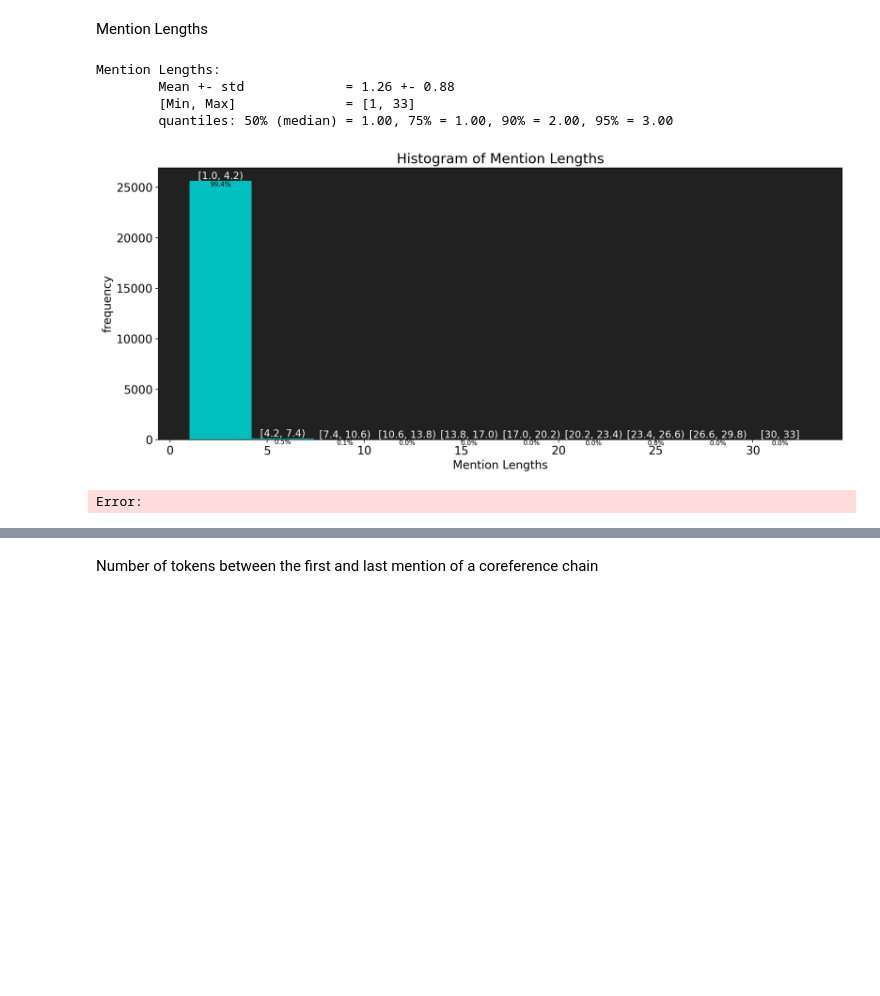
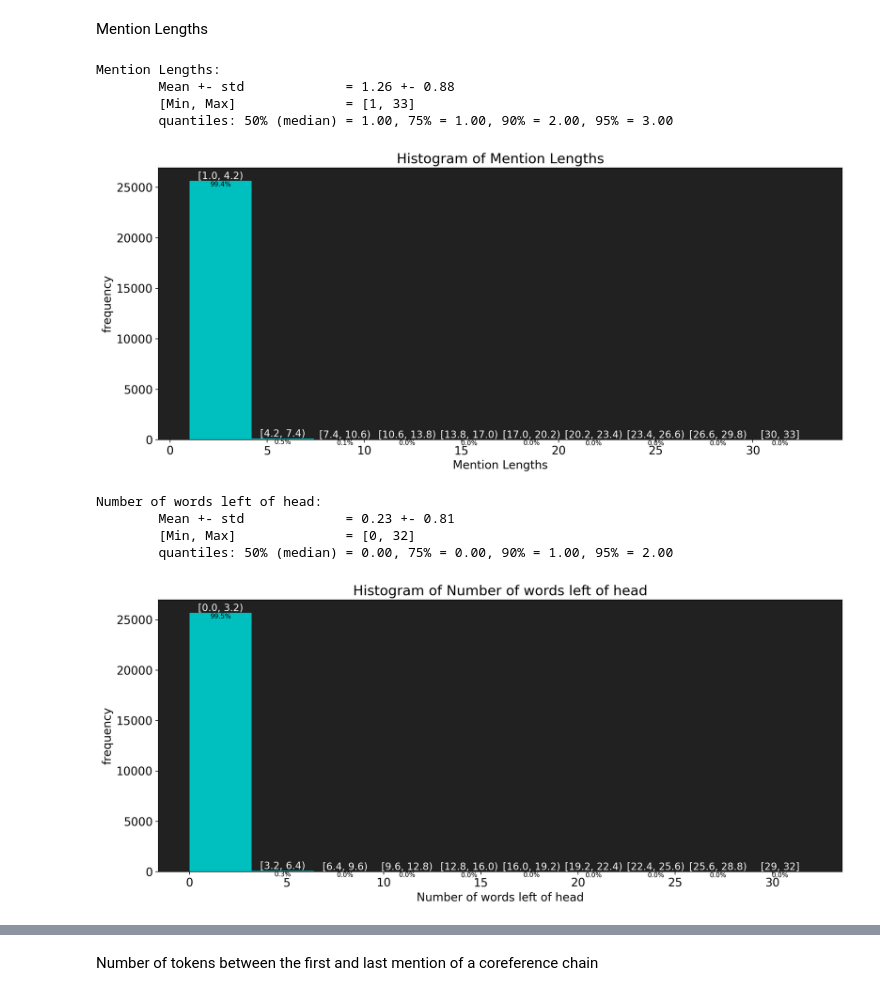
Before and after one commit to usc-sail/mica-character-coref, a Jupyter notebook: coref/movie_coref/notebooks/statistics.ipynb, the cells around one changed output, grey strips where cells are left out. Saved outputs shown, nothing was run; the diff lists cells and outputs as text; code cells hidden in the pictures; blank space fills up the shorter version.

```diff
--- a/coref/movie_coref/notebooks/statistics.ipynb
+++ b/coref/movie_coref/notebooks/statistics.ipynb
@@ -137,14 +137,14 @@ utterance_lengths = []
 segment_lengths = []
 n_mentions_per_cluster = []
 mention_lengths = []
+n_words_left_of_head = []
+n_words_right_of_head = []
 
 for movie in movie_data:
     tokens = movie["token"]
     character_to_mentions = movie["clusters"]
-
     for mentions in character_to_mentions.values():
-        sorted_mentions = sorted(mentions,
-                                 key=lambda mention: tuple(mention[:2]))
+        sorted_mentions = sorted(mentions, key=lambda mention: tuple(mention[:2]))
         n_characters += 1
         n_mentions_per_cluster.append(len(sorted_mentions))
         if len(sorted_mentions) == 1:
@@ -159,6 +159,8 @@ for movie in movie_data:
                 distance_between_antecedents.append(distance)
         for mention in sorted_mentions:
             mention_lengths.append(mention[1] - mention[0] + 1)
+            n_words_left_of_head.append(mention[2] - mention[0])
+            n_words_right_of_head.append(mention[1] - mention[2])
 
     tags = movie["parse"]
     current_scene_length = 0
@@ -211,4 +213,11 @@ Mention Lengths:
         [Min, Max]              = [1, 33]
         quantiles: 50% (median) = 1.00, 75% = 1.00, 90% = 2.00, 95% = 3.00
 [figure]
-Error:
+# %%
+describe(n_words_left_of_head, "Number of words left of head")
+# %% [output]
+Number of words left of head:
+        Mean +- std             = 0.23 +- 0.81
+        [Min, Max]              = [0, 32]
+        quantiles: 50% (median) = 0.00, 75% = 0.00, 90% = 1.00, 95% = 2.00
+[figure, added]
```
Also changed, not shown: parts of 1 cell of this notebook, 11 other files.
